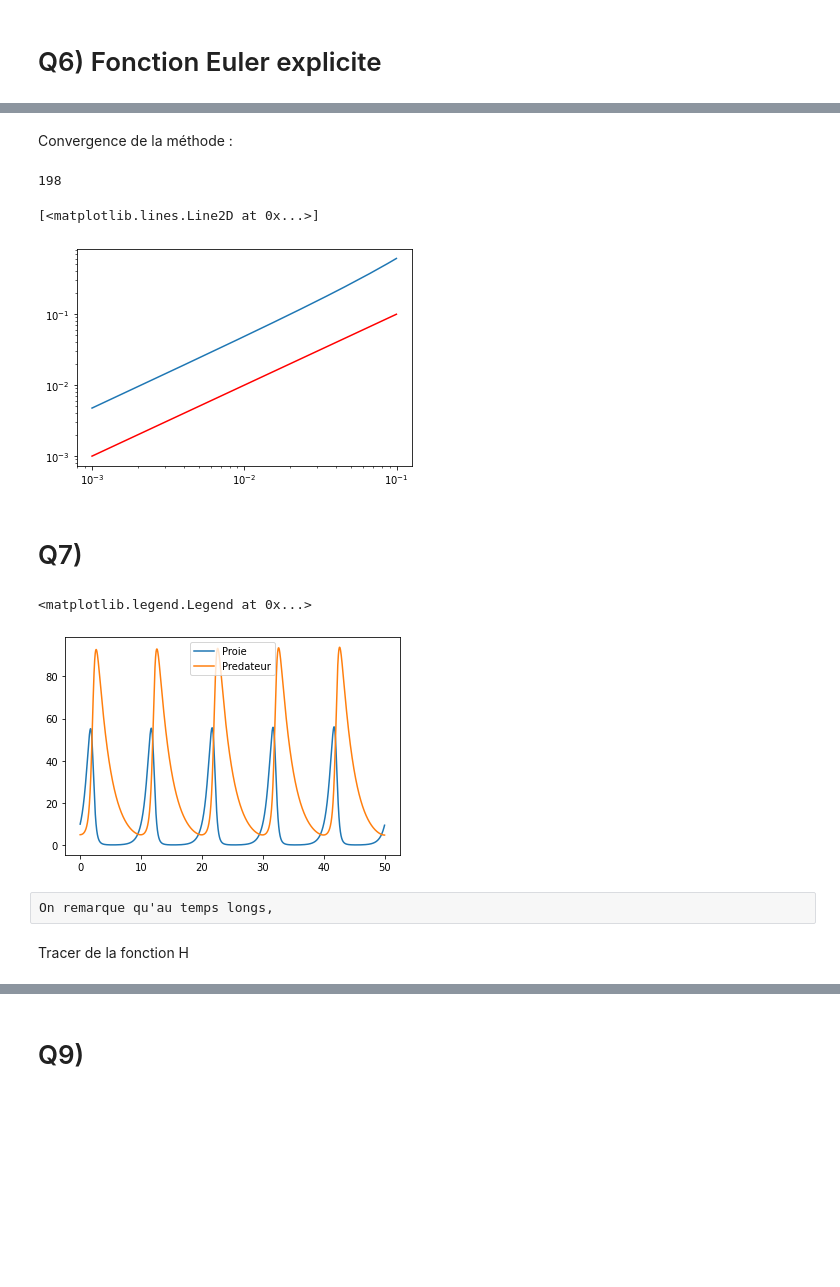
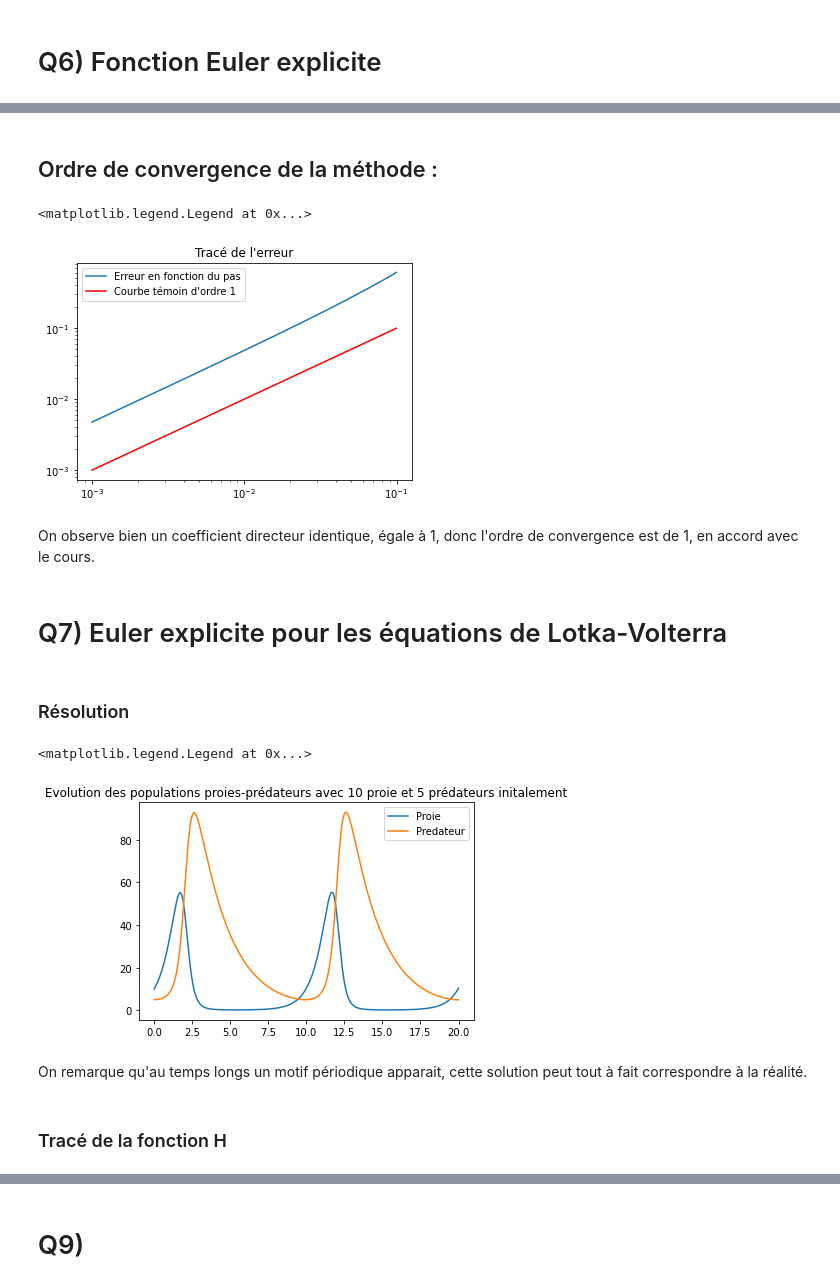
Before and after one commit to RalfCortes/ProjetMath2, a Jupyter notebook: projet.ipynb, the cells around one changed output, grey strips where cells are left out. Saved outputs shown, nothing was run; the diff lists cells and outputs as text; code cells hidden in the pictures; blank space fills up the shorter version.

```diff
--- a/projet.ipynb
+++ b/projet.ipynb
@@ -22,8 +56,8 @@ delta = 0.05 # taux de reproduction des prédateurs en fonction des proies renco
 # %% [markdown]
 # Q2) Représentation visuelle du champ de vecteurs
 # %%
-X=np.linspace(0,100,20)
-Y=np.linspace(0,100,20)
+X=np.linspace(0,60,20)
+Y=np.linspace(0,60,20)
 Mesh = np.meshgrid(X,Y)
 MX=Mesh[0]
 MY=Mesh[1]
@@ -109,26 +198,29 @@ plt.plot(Z[0],YE)
 # %% [markdown]
-Convergence de la méthode :
+## Ordre de convergence de la méthode :
 # %%
 DT = np.arange(10**(-3),10**(-1),10**(-3)/2)
-len(DT)
-# %% [output]
-198
 # %%
 ERR=[]
 for dt in DT :
     Z=solve_euler_explicite(f,[1,0],dt,0,10)
-    YE=[Z[1][i][0] for i in range(0,len(Z[1])) ]
+    YE=[Z[1][i][0] for i in range(0,len(Z[1])) ] # on extrait x(t)
 
-    Eps = max(abs(np.cos(Z[0]) - YE))
+    Eps = max(abs(np.cos(Z[0]) - YE)) # erreur max comise : max|cos(t) - x(t)|
     ERR.append(Eps)
 
-plt.loglog(DT,ERR)
-plt.loglog(DT,DT,color='r') #On observe bien un coefficient directeur identique, égale à 1
+plt.loglog(DT,ERR,label = 'Erreur en fonction du pas')
+plt.loglog(DT,DT,color='r',label ="Courbe témoin d'ordre 1")
+plt.title("Tracé de l'erreur")
+plt.legend()
 # %% [output]
-[<matplotlib.lines.Line2D at 0x...>]
+<matplotlib.legend.Legend at 0x...>
-[figure, old version]
+[figure, new version]
+# %% [markdown]
+On observe bien un coefficient directeur identique, égale à 1, donc l'ordre de convergence est de 1, en accord avec le cours.
+# %% [markdown]
+# Q7) Euler explicite pour les équations de Lotka-Volterra
 # %% [markdown]
-# Q7)
+### Résolution
 # %%
 def f_Lotka(t,X):
     return(np.array([X[0]*(alpha-beta*X[1]),
@@ -138,16 +230,17 @@ dt=10**(-3)
 # %%
-Z_Lotka = solve_euler_explicite(f_Lotka,[10,5],dt,0,50)
+Z_Lotka = solve_euler_explicite(f_Lotka,[10,5],dt,0,20)
 Proie = [Z_Lotka[1][i][0] for i in range(0,len(Z_Lotka[1]))]
 Predateur = [Z_Lotka[1][i][1] for i in range(0,len(Z_Lotka[1]))]
 plt.plot(Z_Lotka[0],Proie,label='Proie')
 plt.plot(Z_Lotka[0],Predateur,label='Predateur')
+plt.title("Evolution des populations proies-prédateurs avec 10 proie et 5 prédateurs initalement")
 plt.legend()
 # %% [output]
 <matplotlib.legend.Legend at 0x...>
-[figure, old version]
+[figure, new version]
-# %% [raw]
-On remarque qu'au temps longs,
+# %% [markdown]
+On remarque qu'au temps longs un motif périodique apparait, cette solution peut tout à fait correspondre à la réalité.
 # %% [markdown]
-Tracer de la fonction H
+### Tracé de la fonction H
 # %%
 H_Lotka = H(np.array(Proie),np.array(Predateur))
```
Also changed, not shown: parts of 44 cells of this notebook.
